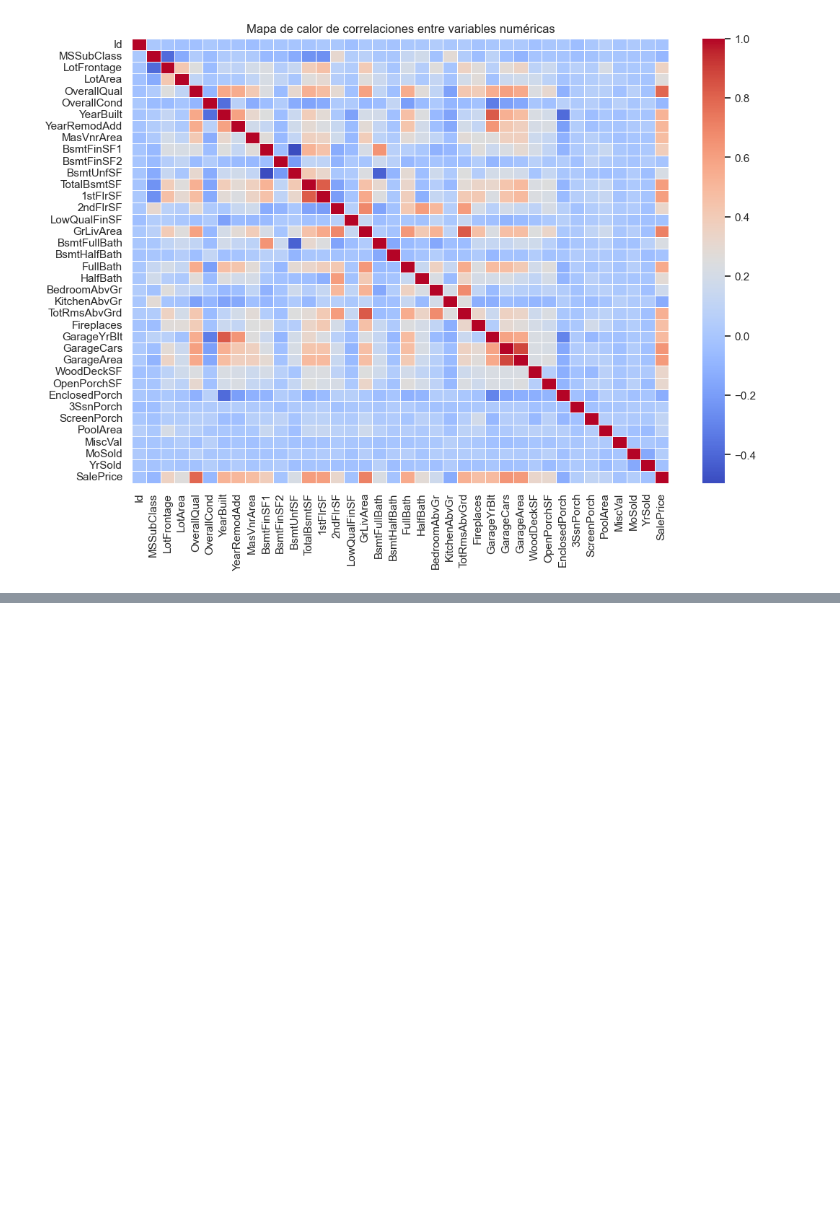
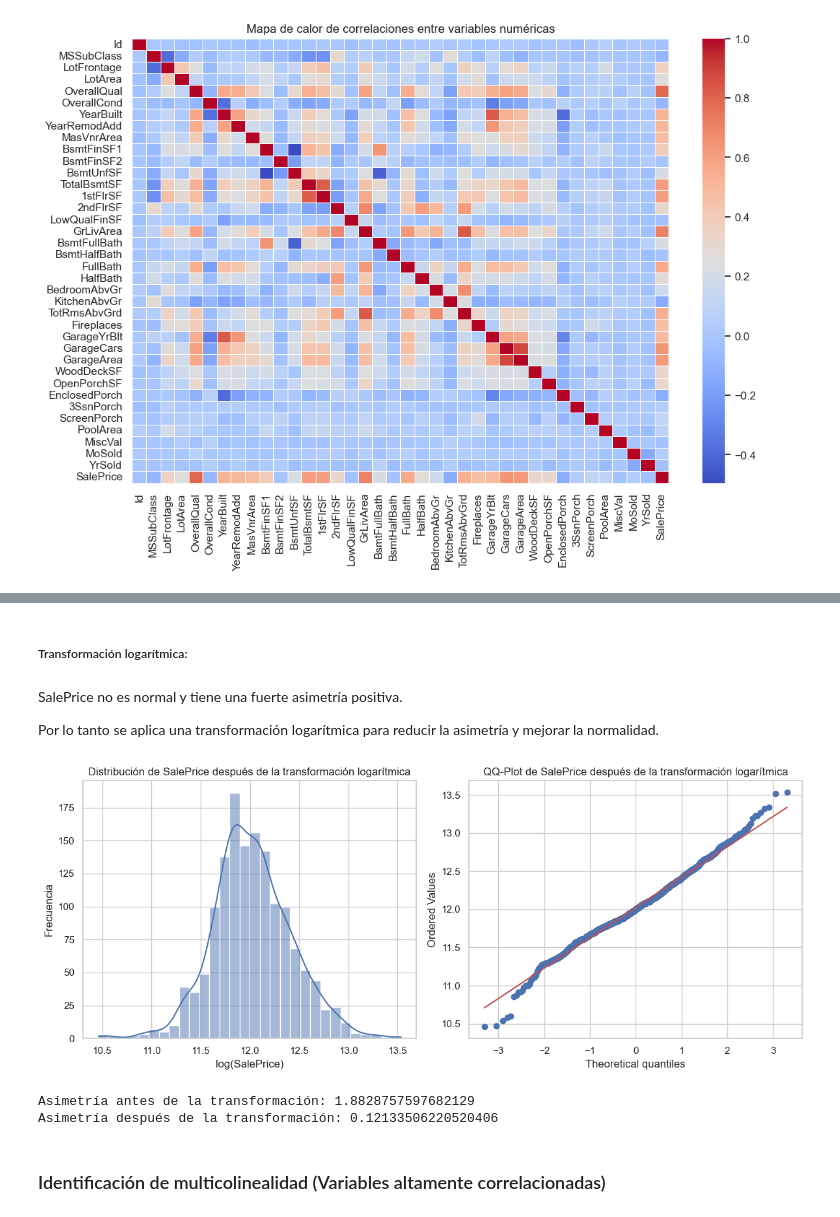
Before and after one commit to EstebanZG999/HT3Mineria, a Jupyter notebook: src/analisis_exploratorio.ipynb, the cells around one changed output, grey strips where cells are left out. Saved outputs shown, nothing was run; the diff lists cells and outputs as text; code cells hidden in the pictures; blank space fills up the shorter version.

```diff
--- a/src/analisis_exploratorio.ipynb
+++ b/src/analisis_exploratorio.ipynb
@@ -127,0 +183,38 @@ plt.show()
+# %% [markdown]
+##### Transformación logarítmica:
+# %% [markdown]
+SalePrice no es normal y tiene una fuerte asimetría positiva.
+
+Por lo tanto se aplica una transformación logarítmica para reducir la asimetría y mejorar la normalidad.
+# %%
+# Aplicar la transformación logarítmica
+df['SalePrice_log'] = np.log(df['SalePrice'])
+
+plt.figure(figsize=(12, 5))
+
+plt.subplot(1, 2, 1)
+sns.histplot(df['SalePrice_log'], kde=True, bins=30)
+plt.title("Distribución de SalePrice después de la transformación logarítmica")
+plt.xlabel("log(SalePrice)")
+plt.ylabel("Frecuencia")
+
+# Graficar el QQ-Plot para confirmar normalidad
+plt.subplot(1, 2, 2)
+stats.probplot(df['SalePrice_log'], dist="norm", plot=plt)
+plt.title("QQ-Plot de SalePrice después de la transformación logarítmica")
+
+plt.tight_layout()
+plt.show()
+
+# Verificar si la transformación eliminó la asimetría
+print("Asimetría antes de la transformación:", df['SalePrice'].skew())
+print("Asimetría después de la transformación:", df['SalePrice_log'].skew())
+
+# Variable objetivo transformada
+y = df['SalePrice_log']
+# %% [output]
+[figure, added]
+Asimetría antes de la transformación: 1.8828757597682129
+Asimetría después de la transformación: 0.12133506220520406
+# %% [markdown]
+### Identificación de multicolinealidad (Variables altamente correlacionadas)
```
Also changed, not shown: parts of 8 cells of this notebook.
